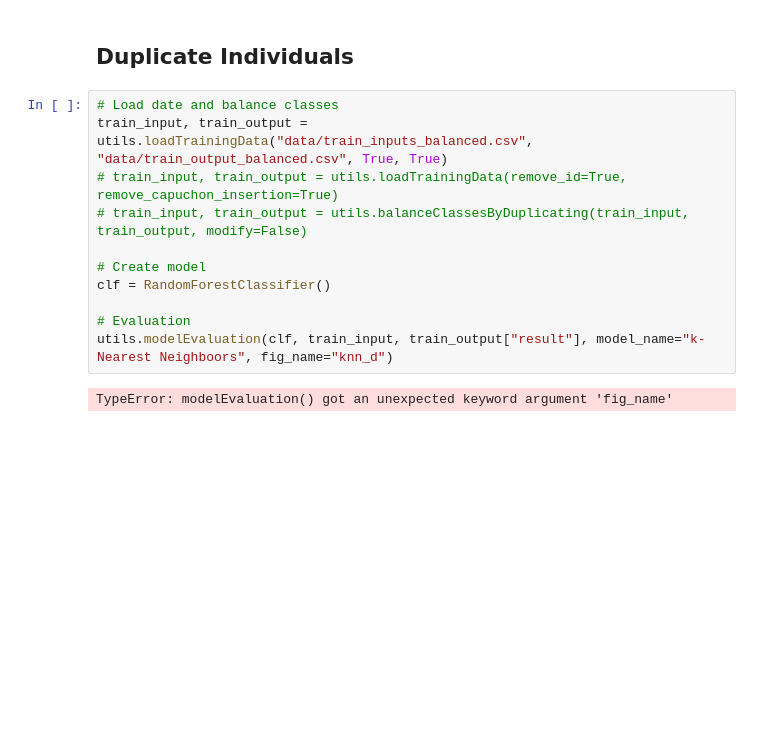
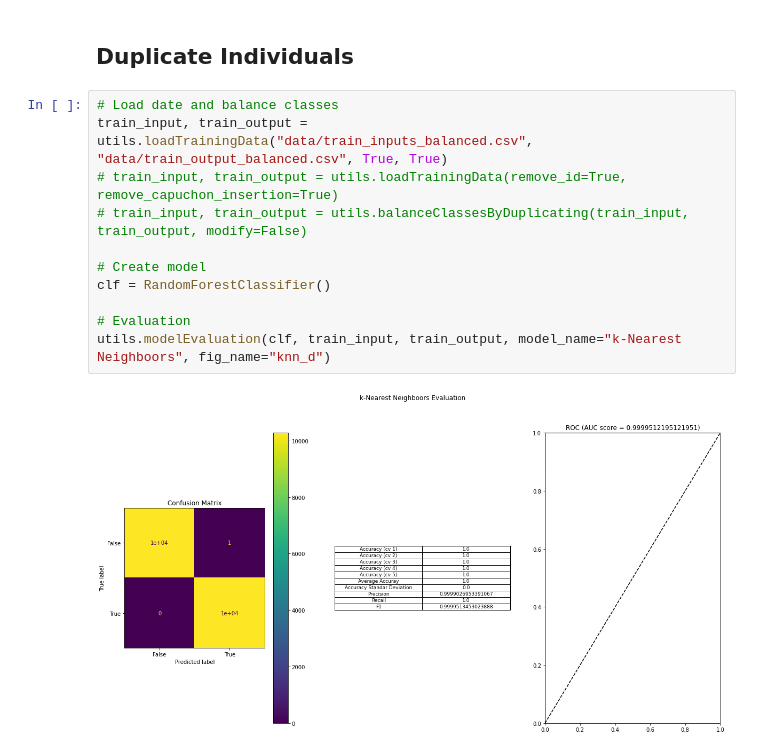
Before and after one commit to FABallemand/DefectPredictionOnProductionLines, a Jupyter notebook: random_forest.ipynb, the cells around one changed output. Cells and saved outputs as stored; diff of their text form; blank space fills up the shorter version.

```diff
--- a/random_forest.ipynb
+++ b/random_forest.ipynb
@@ -56,13 +56,13 @@ utils.modelEvaluation(clf, train_input, train_output["result"], model_name="k-Ne
 # %%
 # Load date and balance classes
 train_input, train_output = utils.loadTrainingData("data/train_inputs_balanced.csv", "data/train_output_balanced.csv", True, True)
 # train_input, train_output = utils.loadTrainingData(remove_id=True, remove_capuchon_insertion=True)
 # train_input, train_output = utils.balanceClassesByDuplicating(train_input, train_output, modify=False)
 
 # Create model
 clf = RandomForestClassifier()
 
 # Evaluation
-utils.modelEvaluation(clf, train_input, train_output["result"], model_name="k-Nearest Neighboors", fig_name="knn_d")
+utils.modelEvaluation(clf, train_input, train_output, model_name="k-Nearest Neighboors", fig_name="knn_d")
 # %% [output]
-TypeError: modelEvaluation() got an unexpected keyword argument 'fig_name'
+[figure, added]
```
Also changed, not shown: parts of 1 cell of this notebook, 14 other files.
